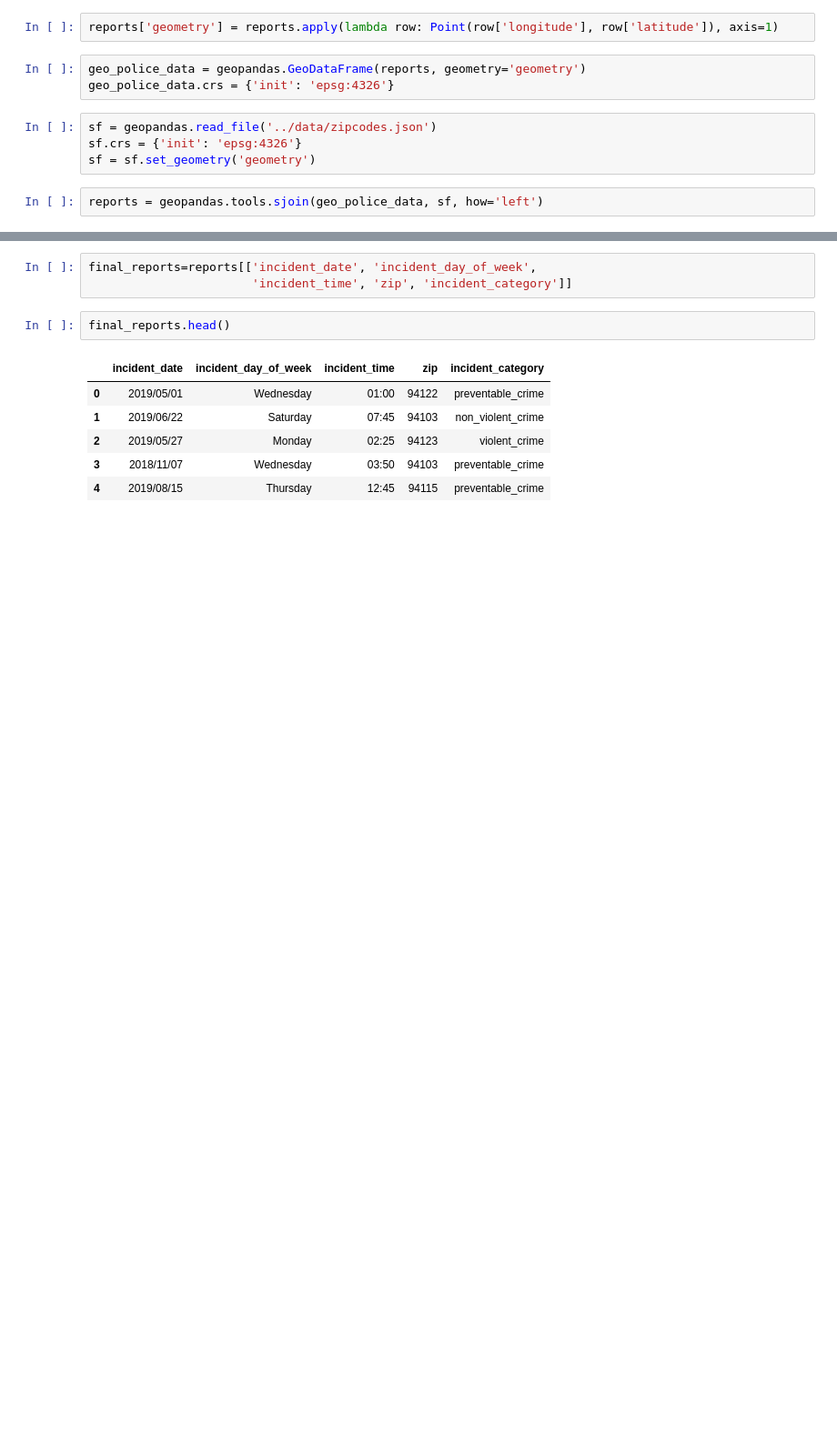
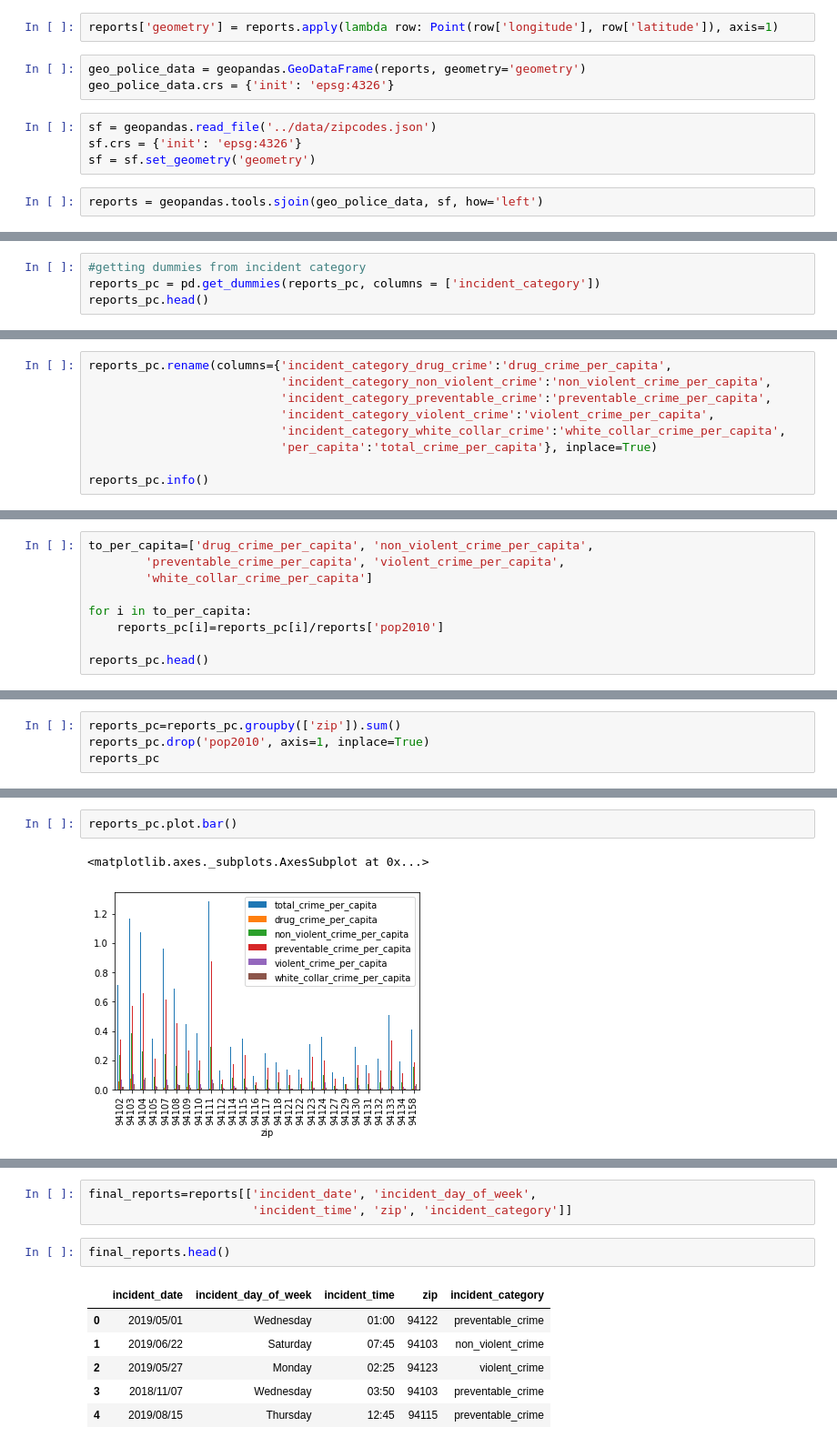
Before and after one commit to yeoelton/Predicting-Crime-San-Francisco, a Jupyter notebook: code/Capstone Project_Part 1.ipynb, the cells around one changed output, grey strips where cells are left out. Shown at 91% size. Saved outputs shown, nothing was run; the diff lists cells and outputs as text; blank space fills up the shorter version.

```diff
--- a/code/Capstone Project_Part 1.ipynb
+++ b/code/Capstone Project_Part 1.ipynb
@@ -948,0 +1006,4 @@ Name: zip, dtype: object
+# %%
+#getting dummies from incident category
+reports_pc = pd.get_dummies(reports_pc, columns = ['incident_category'])
+reports_pc.head()
@@ -948,0 +1017,9 @@ Name: zip, dtype: object
+# %%
+reports_pc.rename(columns={'incident_category_drug_crime':'drug_crime_per_capita',
+                           'incident_category_non_violent_crime':'non_violent_crime_per_capita',
+                           'incident_category_preventable_crime':'preventable_crime_per_capita',
+                           'incident_category_violent_crime':'violent_crime_per_capita',
+                           'incident_category_white_collar_crime':'white_collar_crime_per_capita',
+                           'per_capita':'total_crime_per_capita'}, inplace=True)
+
+reports_pc.info()
@@ -948,0 +1042,9 @@ Name: zip, dtype: object
+# %%
+to_per_capita=['drug_crime_per_capita', 'non_violent_crime_per_capita',
+        'preventable_crime_per_capita', 'violent_crime_per_capita',
+        'white_collar_crime_per_capita']
+
+for i in to_per_capita:
+    reports_pc[i]=reports_pc[i]/reports['pop2010']
+
+reports_pc.head()
@@ -948,0 +1058,4 @@ Name: zip, dtype: object
+# %%
+reports_pc=reports_pc.groupby(['zip']).sum()
+reports_pc.drop('pop2010', axis=1, inplace=True)
+reports_pc
@@ -948,0 +1081,5 @@ Name: zip, dtype: object
+# %%
+reports_pc.plot.bar()
+# %% [output]
+<matplotlib.axes._subplots.AxesSubplot at 0x...>
+[figure, added]
```
Also changed, not shown: parts of 30 cells of this notebook, 1 other file.
